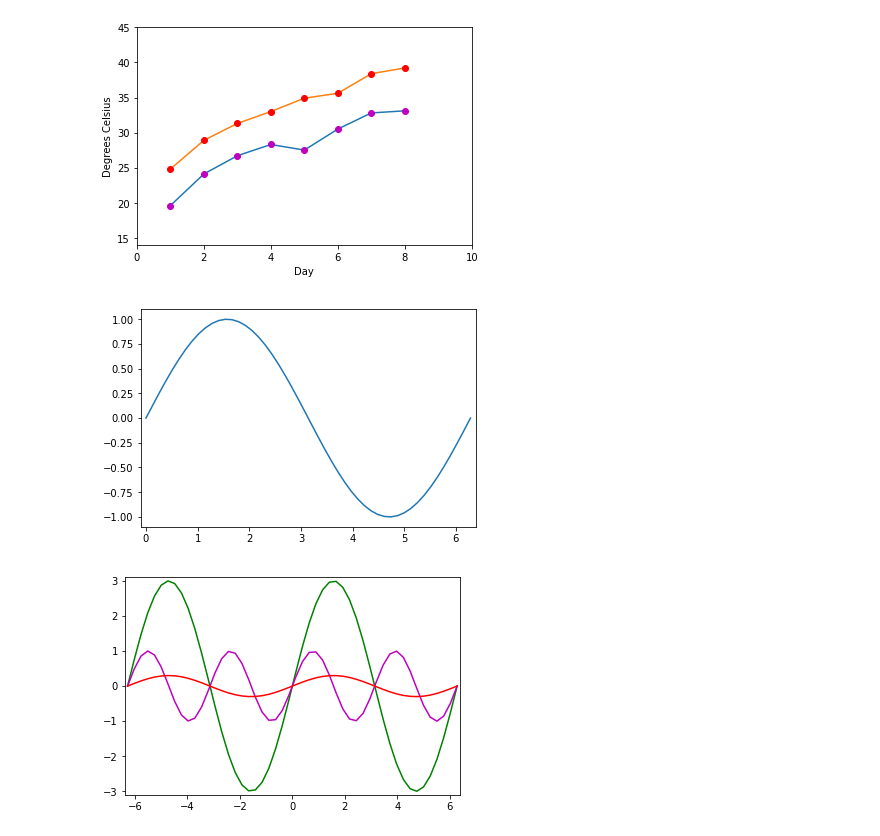
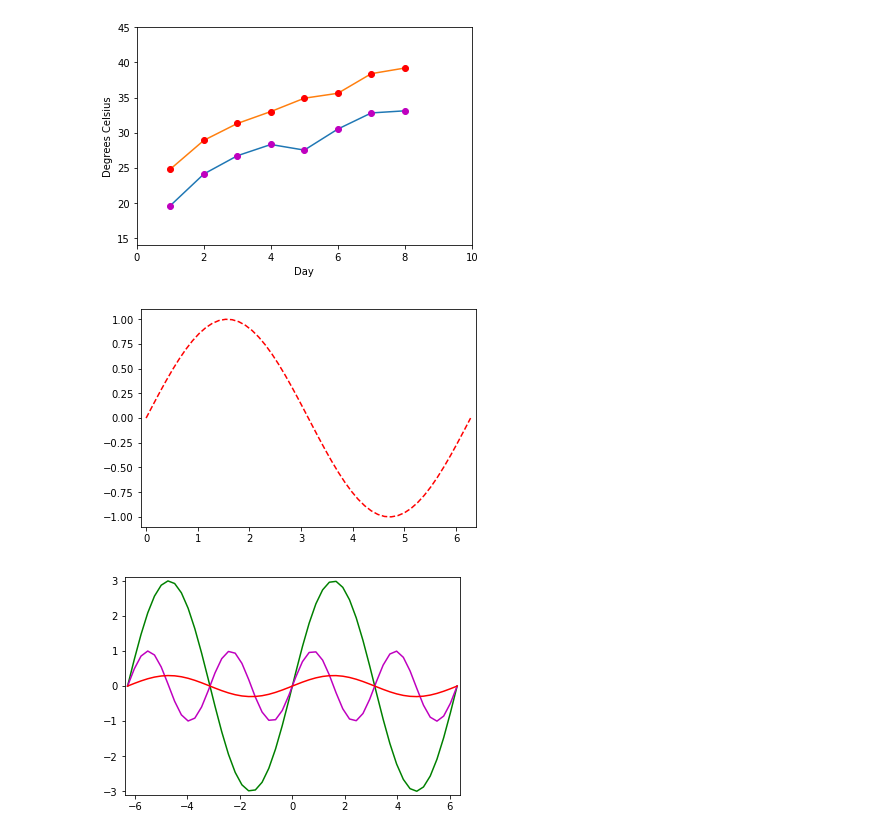
Before and after one commit to jc7qx/pylearning, a Jupyter notebook: matplotlib.ipynb, the cells around one changed output. Cells and saved outputs as stored; diff of their text form; code cells hidden in the pictures.

```diff
--- a/matplotlib.ipynb
+++ b/matplotlib.ipynb
@@ -81,15 +81,15 @@ We set the axes to the following values:
 # %%
 import numpy as np
 import matplotlib.pyplot as plt
 X = np.linspace(0, 2 * np.pi, 50, endpoint=True)
 F = np.sin(X)
-plt.plot(X,F)
+plt.plot(X,F,"--r")
 startx, endx = -0.1, 2*np.pi + 0.1
 starty, endy = -1.1, 1.1
 plt.axis([startx, endx, starty, endy])
 plt.show()
 # %% [output]
-[figure, old version]
+[figure, new version]
 # %%
 import matplotlib.pyplot as plt
 X = np.linspace(-2 * np.pi, 2 * np.pi, 50, endpoint=True) #定義X範圍
```
Also changed, not shown: parts of 15 cells of this notebook, 11 other files.
